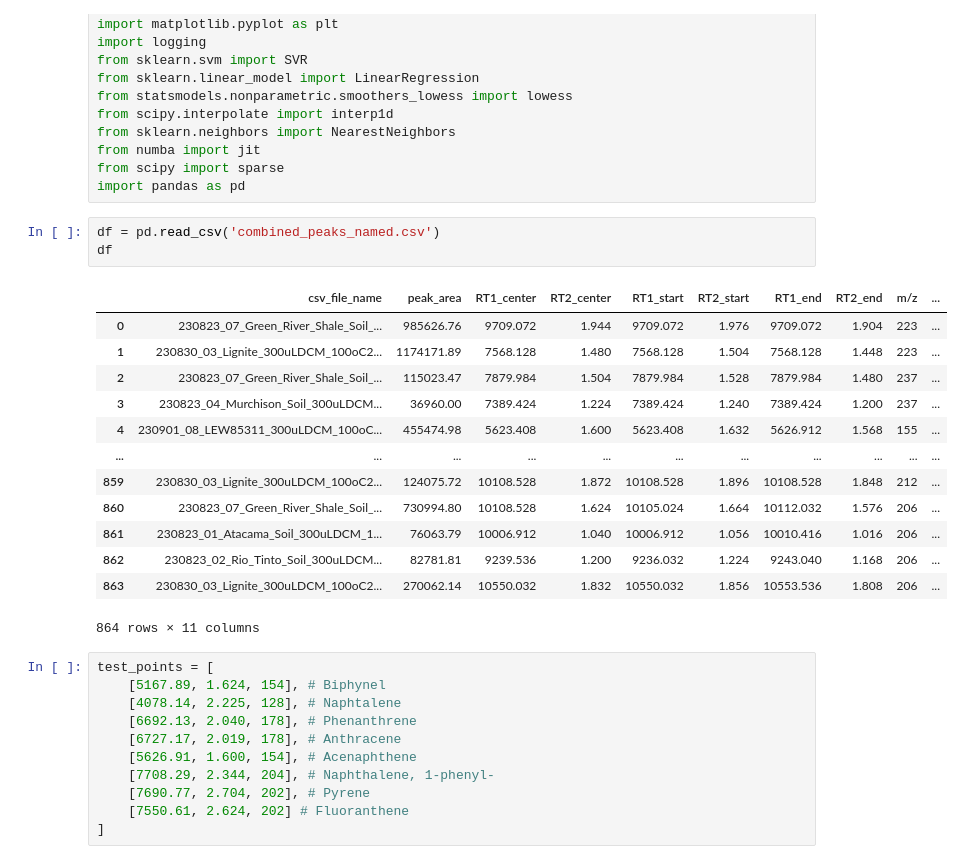
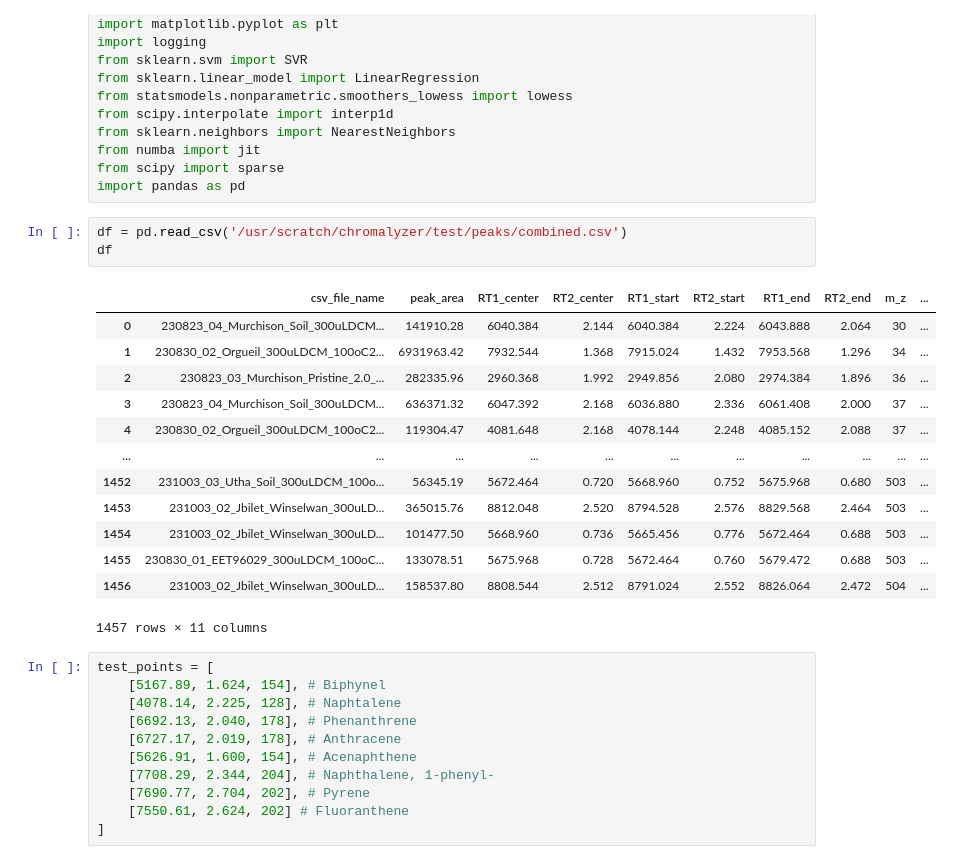
Before and after one commit to daniel-saeedi/Chromalyzer, a Jupyter notebook: Gradients.ipynb, the cells around one changed output. Drawn from its saved outputs; the diff is of its cells as text.

```diff
--- a/Gradients.ipynb
+++ b/Gradients.ipynb
@@ -13,22 +13,22 @@ from numba import jit
 from scipy import sparse
 import pandas as pd
 # %%
-df = pd.read_csv('combined_peaks_named.csv')
+df = pd.read_csv('/usr/scratch/chromalyzer/test/peaks/combined.csv')
 df
 # %% [output]
-|  | csv_file_name | peak_area | RT1_center | RT2_center | RT1_start | RT2_start | RT1_end | RT2_end | m/z | ... |
-| 0 | 230823_07_Green_River_Shale_Soil_... | 985626.76 | 9709.072 | 1.944 | 9709.072 | 1.976 | 9709.072 | 1.904 | 223 | ... |
-| 1 | 230830_03_Lignite_300uLDCM_100oC2... | 1174171.89 | 7568.128 | 1.480 | 7568.128 | 1.504 | 7568.128 | 1.448 | 223 | ... |
-| 2 | 230823_07_Green_River_Shale_Soil_... | 115023.47 | 7879.984 | 1.504 | 7879.984 | 1.528 | 7879.984 | 1.480 | 237 | ... |
-| 3 | 230823_04_Murchison_Soil_300uLDCM... | 36960.00 | 7389.424 | 1.224 | 7389.424 | 1.240 | 7389.424 | 1.200 | 237 | ... |
-| 4 | 230901_08_LEW85311_300uLDCM_100oC... | 455474.98 | 5623.408 | 1.600 | 5623.408 | 1.632 | 5626.912 | 1.568 | 155 | ... |
+|  | csv_file_name | peak_area | RT1_center | RT2_center | RT1_start | RT2_start | RT1_end | RT2_end | m_z | ... |
+| 0 | 230823_04_Murchison_Soil_300uLDCM... | 141910.28 | 6040.384 | 2.144 | 6040.384 | 2.224 | 6043.888 | 2.064 | 30 | ... |
+| 1 | 230830_02_Orgueil_300uLDCM_100oC2... | 6931963.42 | 7932.544 | 1.368 | 7915.024 | 1.432 | 7953.568 | 1.296 | 34 | ... |
+| 2 | 230823_03_Murchison_Pristine_2.0_... | 282335.96 | 2960.368 | 1.992 | 2949.856 | 2.080 | 2974.384 | 1.896 | 36 | ... |
+| 3 | 230823_04_Murchison_Soil_300uLDCM... | 636371.32 | 6047.392 | 2.168 | 6036.880 | 2.336 | 6061.408 | 2.000 | 37 | ... |
+| 4 | 230830_02_Orgueil_300uLDCM_100oC2... | 119304.47 | 4081.648 | 2.168 | 4078.144 | 2.248 | 4085.152 | 2.088 | 37 | ... |
 | ... | ... | ... | ... | ... | ... | ... | ... | ... | ... | ... |
-| 859 | 230830_03_Lignite_300uLDCM_100oC2... | 124075.72 | 10108.528 | 1.872 | 10108.528 | 1.896 | 10108.528 | 1.848 | 212 | ... |
-| 860 | 230823_07_Green_River_Shale_Soil_... | 730994.80 | 10108.528 | 1.624 | 10105.024 | 1.664 | 10112.032 | 1.576 | 206 | ... |
-| 861 | 230823_01_Atacama_Soil_300uLDCM_1... | 76063.79 | 10006.912 | 1.040 | 10006.912 | 1.056 | 10010.416 | 1.016 | 206 | ... |
-| 862 | 230823_02_Rio_Tinto_Soil_300uLDCM... | 82781.81 | 9239.536 | 1.200 | 9236.032 | 1.224 | 9243.040 | 1.168 | 206 | ... |
-| 863 | 230830_03_Lignite_300uLDCM_100oC2... | 270062.14 | 10550.032 | 1.832 | 10550.032 | 1.856 | 10553.536 | 1.808 | 206 | ... |
+| 1452 | 231003_03_Utha_Soil_300uLDCM_100o... | 56345.19 | 5672.464 | 0.720 | 5668.960 | 0.752 | 5675.968 | 0.680 | 503 | ... |
+| 1453 | 231003_02_Jbilet_Winselwan_300uLD... | 365015.76 | 8812.048 | 2.520 | 8794.528 | 2.576 | 8829.568 | 2.464 | 503 | ... |
+| 1454 | 231003_02_Jbilet_Winselwan_300uLD... | 101477.50 | 5668.960 | 0.736 | 5665.456 | 0.776 | 5672.464 | 0.688 | 503 | ... |
+| 1455 | 230830_01_EET96029_300uLDCM_100oC... | 133078.51 | 5675.968 | 0.728 | 5672.464 | 0.760 | 5679.472 | 0.688 | 503 | ... |
+| 1456 | 231003_02_Jbilet_Winselwan_300uLD... | 158537.80 | 8808.544 | 2.512 | 8791.024 | 2.552 | 8826.064 | 2.472 | 504 | ... |
-864 rows × 11 columns
+1457 rows × 11 columns
 # %%
 test_points = [
     [5167.89, 1.624, 154], # Biphynel
```
Also changed, not shown: parts of 3 cells of this notebook, 17 other files.
